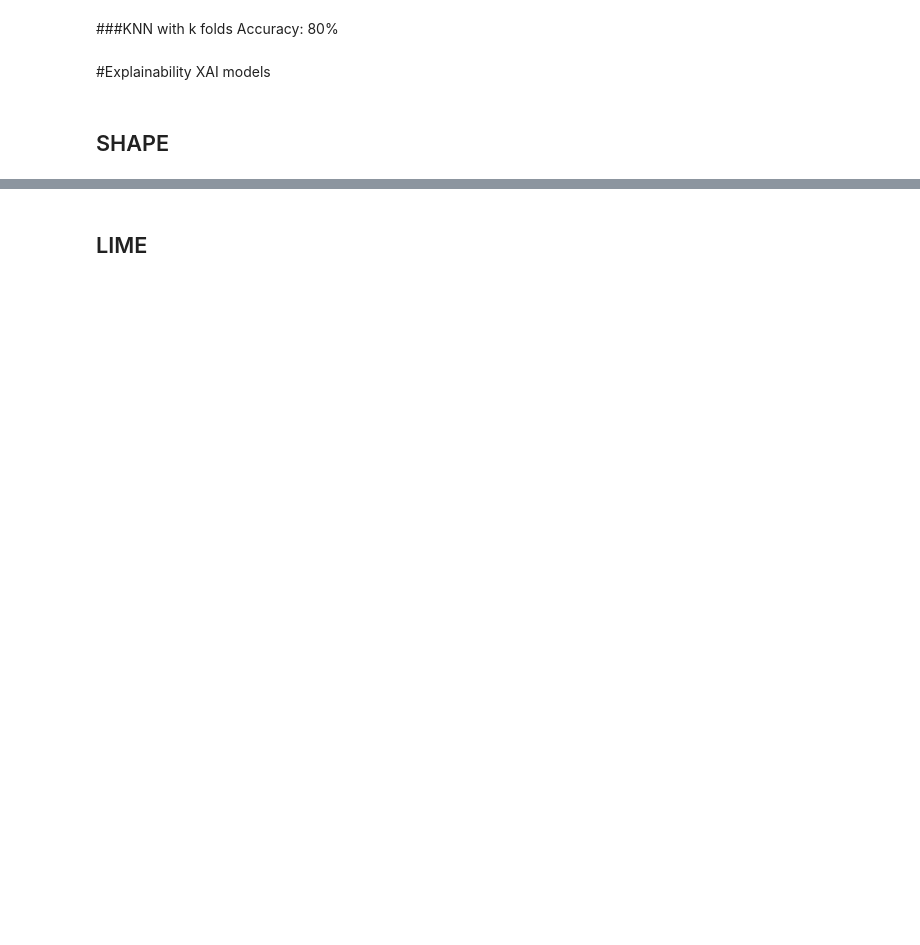
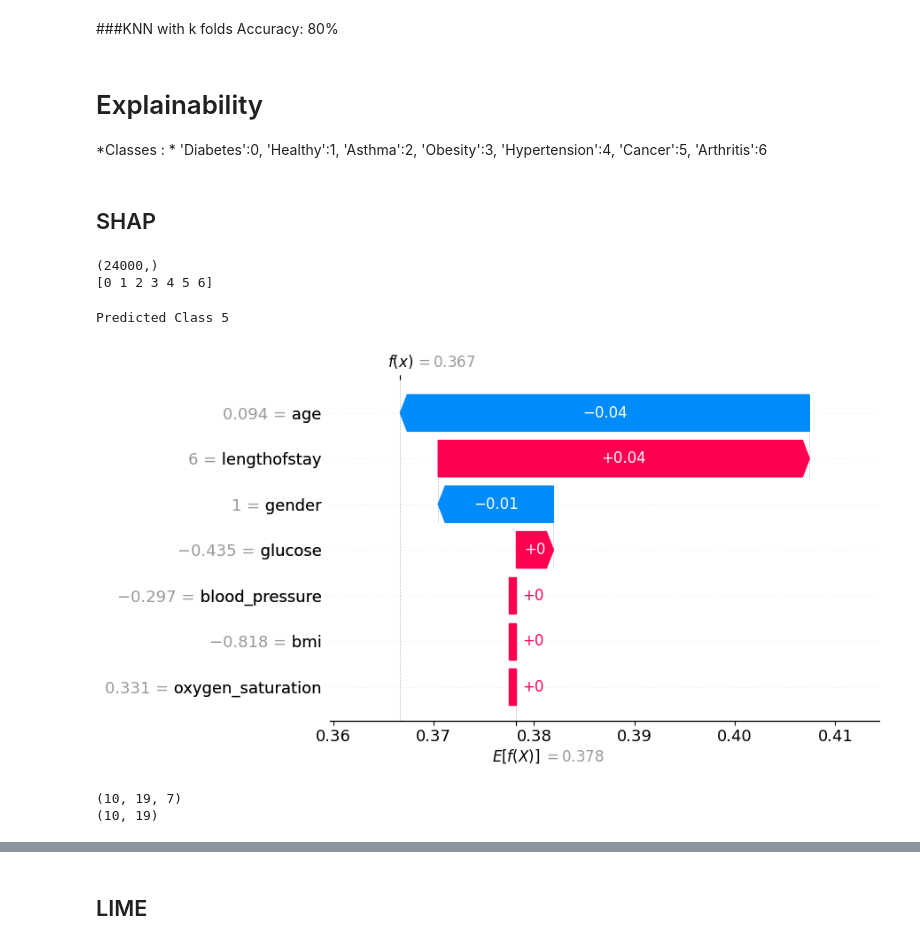
Before and after one commit to mikakia/Project-in-HealthCare, a Jupyter notebook: Healthcare_Risk_Factors.ipynb, the cells around one changed output, grey strips where cells are left out. Saved outputs shown, nothing was run; the diff lists cells and outputs as text; code cells hidden in the pictures; blank space fills up the shorter version.

```diff
--- a/Healthcare_Risk_Factors.ipynb
+++ b/Healthcare_Risk_Factors.ipynb
@@ -342,7 +197,8 @@ array(['Diabetes', 'Healthy', 'Asthma', 'Obesity', 'Hypertension',
        'Cancer', 'Arthritis'], dtype=object)
 # %%
 
-df_clean['medical_condition'] = LabelEncoder().fit_transform(df_clean['medical_condition'])
+le = LabelEncoder()
+df_clean['medical_condition'] = le.fit_transform(df_clean['medical_condition'])
 df_clean['random_notes'] = LabelEncoder().fit_transform(df_clean['random_notes'])
 df_clean.head()
 # %% [output]
@@ -771,0 +769,13 @@ nn_model.fit(X_train, y_train)
+# %%
+nn_model = MLPClassifier(hidden_layer_sizes=(128, 64, 32),  # three layers with decreasing size
+    activation='relu',
+    solver='adam',
+    alpha=0.0005,                      # L2 regularization
+    learning_rate_init=0.001,
+    batch_size=64,
+    max_iter=500,
+    early_stopping=True,               # stops automatically when val loss stops improving
+    n_iter_no_change=20,
+    random_state=42,
+    verbose=True)
+nn_model.fit(X_train, y_train)
@@ -796,7 +891,57 @@ scores = cross_val_score(knn_model, X, y, cv=kf, scoring='accuracy')
 
 print("Accuracy for each fold:", scores)
 print("Mean accuracy:", scores.mean())
-# %% [markdown]
-#Explainability XAI models
+# %% [markdown]
+# Explainability
+
+*Classes : *
+'Diabetes':0,
+'Healthy':1,
+'Asthma':2,
+'Obesity':3,
+'Hypertension':4,
+'Cancer':5,
+'Arthritis':6
 # %% [markdown]
-## SHAPE
+## SHAP
+# %%
+print(y_train.shape)
+print(np.unique(y_train))
+# %% [output]
+(24000,)
+[0 1 2 3 4 5 6]
+# %%
+
+X_test_sample = X_test.sample(10, random_state=42)
+explainer = shap.KernelExplainer(
+    model=nn_model.predict_proba,
+    data=X_train.sample(100, random_state=42)
+)
+shap_values = explainer.shap_values(X_test_sample)
+# %%
+instance_idx = 0
+predicted_class = nn_model.predict(X_test_sample.iloc[[instance_idx]])[0]
+print("Predicted Class",predicted_class)
+
+shap_instance = shap_values[predicted_class][instance_idx] # SHAP values for that predicted class
+
+base_val = explainer.expected_value[predicted_class]    # expected probability of the predicted class
+
+
+shap.plots.waterfall(
+    shap.Explanation(
+        values=shap_instance,
+        base_values=base_val,
+        data=X_test_sample.iloc[instance_idx],
+        feature_names=X_test_sample.columns
+    )
+)
+# %% [output]
+Predicted Class 5
+[figure, added]
+# %%
+print(np.array(shap_values).shape)
+print(X_test_sample.shape)
+# %% [output]
+(10, 19, 7)
+(10, 19)
```
Also changed, not shown: parts of 57 cells of this notebook.
